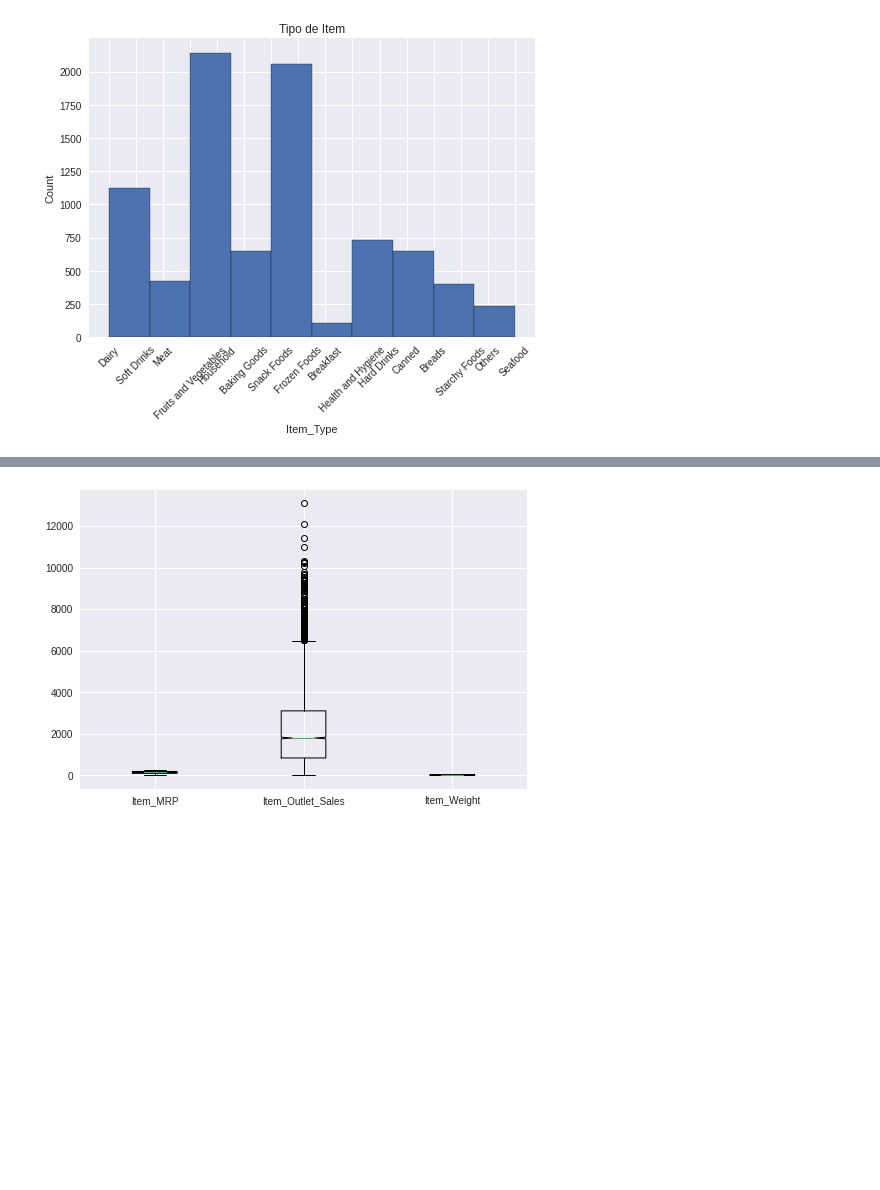
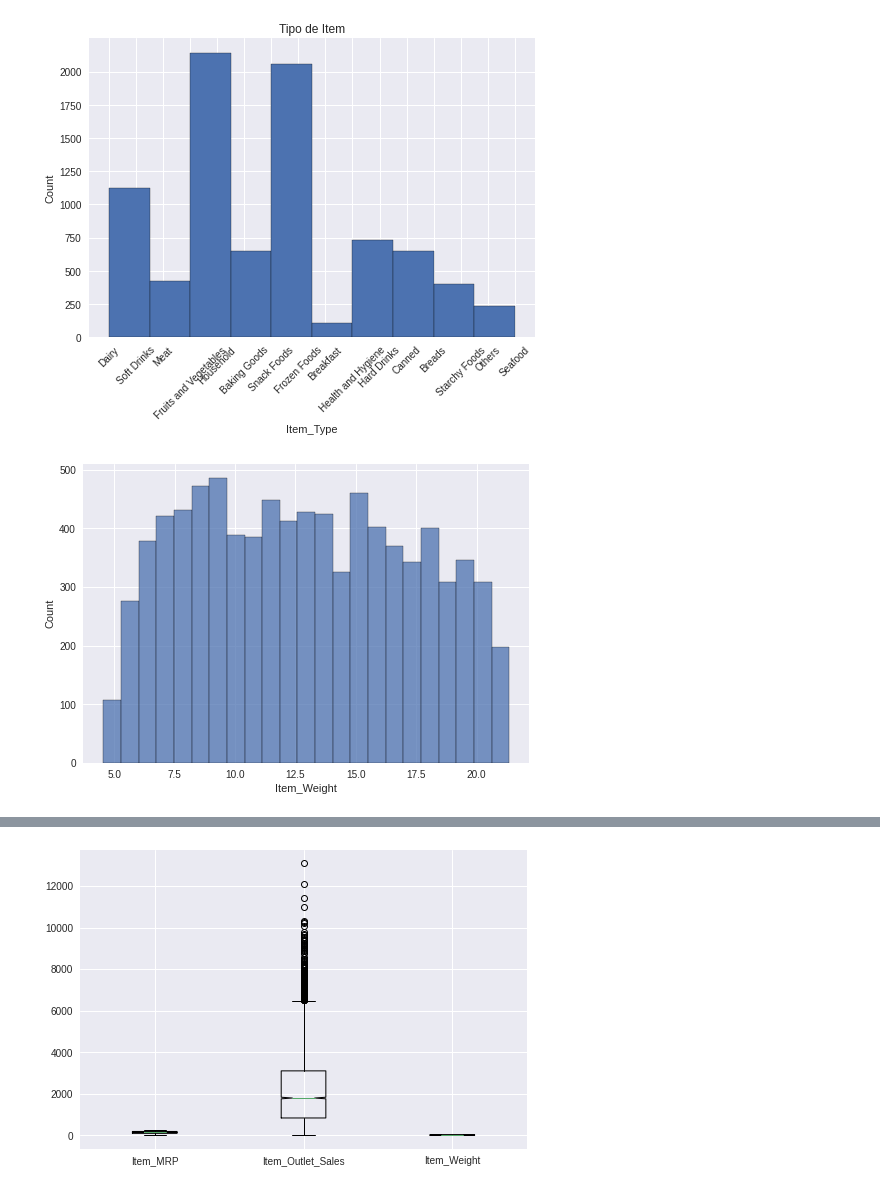
Before and after one commit to carlos-jaramillo/sales_forecast, a Jupyter notebook: sales_forecast.ipynb, the cells around one changed output, grey strips where cells are left out. Saved outputs shown, nothing was run; the diff lists cells and outputs as text; code cells hidden in the pictures; blank space fills up the shorter version.

```diff
--- a/sales_forecast.ipynb
+++ b/sales_forecast.ipynb
@@ -273,0 +281,6 @@ df["Item_Type"].hist(edgecolor="black");
+# %%
+#Item_Weight
+sns.histplot(df["Item_Weight"])
+plt.show()
+# %% [output]
+[figure, added]
```
Also changed, not shown: parts of 10 cells of this notebook.
